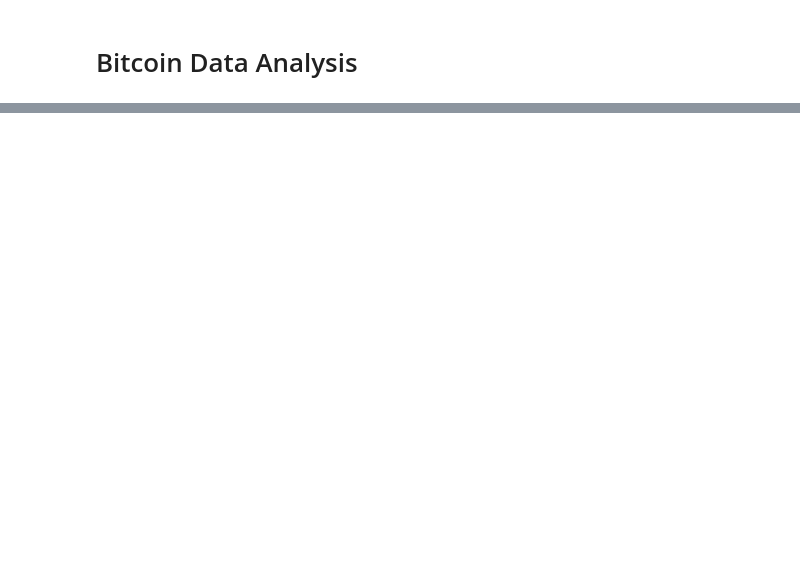
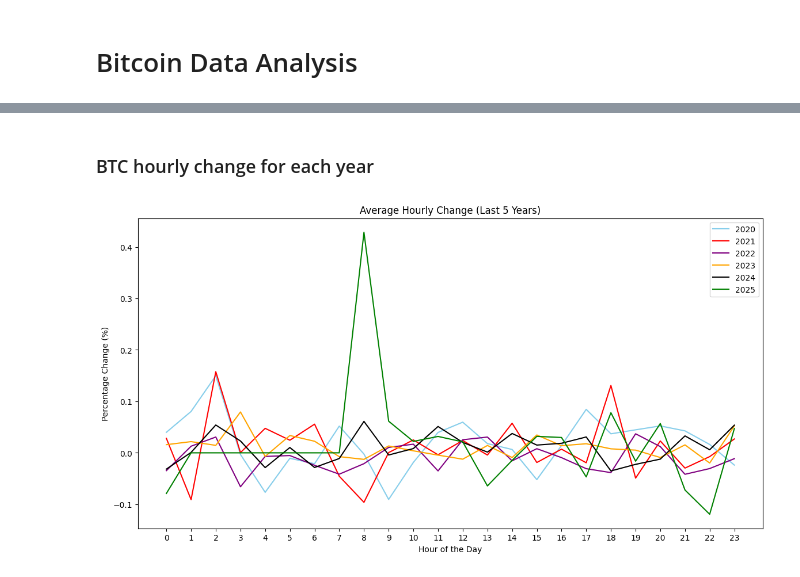
Before and after one commit to Far3000-YT/bitcoin-patterns-data-analysis, a Jupyter notebook: analysis.ipynb, the cells around one changed output, grey strips where cells are left out. Saved outputs shown, nothing was run; the diff lists cells and outputs as text; code cells hidden in the pictures; blank space fills up the shorter version.

```diff
--- a/analysis.ipynb
+++ b/analysis.ipynb
@@ -29,0 +79,41 @@ plt.show()
+# %% [markdown]
+### BTC hourly change for each year
+# %%
+df_hourly = df['Close'].resample('H').asfreq()
+df_hourly = df_hourly.pct_change() * 100
+
+def calculate_average_hourly_change_last_n_years(data, years):
+    """Calculates the average hourly percentage change for the last n years."""
+    data_copy = data.copy()
+    data_copy = data_copy.reset_index()
+
+    cutoff_date = data_copy['Timestamp'].max() - pd.DateOffset(years=years)
+    data_copy = data_copy[data_copy['Timestamp'] >= cutoff_date]
+
+    data_copy['Year'] = data_copy['Timestamp'].dt.year
+    data_copy['Hour'] = data_copy['Timestamp'].dt.hour
+    data_copy = data_copy.set_index('Timestamp')
+
+    average_change = data_copy.groupby(['Year', 'Hour'])['Close'].mean()  #Group by Year and Hour
+    return average_change
+
+avg_hourly_change_5y = calculate_average_hourly_change_last_n_years(df_hourly, 5)
+
+fig, ax = plt.subplots(figsize=(14, 7))
+
+years = avg_hourly_change_5y.index.get_level_values('Year').unique()
+colors = ["skyblue", "red", "purple", "orange", "black", "green"]
+
+for i, year in enumerate(years):
+  yearly_data = avg_hourly_change_5y.loc[year]
+  ax.plot(yearly_data.index, yearly_data.values, color=colors[i], label=str(year))
+
+ax.set_title('Average Hourly Change (Last 5 Years)')
+ax.set_ylabel('Percentage Change (%)')
+ax.set_xlabel('Hour of the Day')
+ax.set_xticks(range(24))
+ax.legend()
+
+plt.show()
+# %% [output]
+[figure, added]
```
Also changed, not shown: parts of 6 cells of this notebook.
